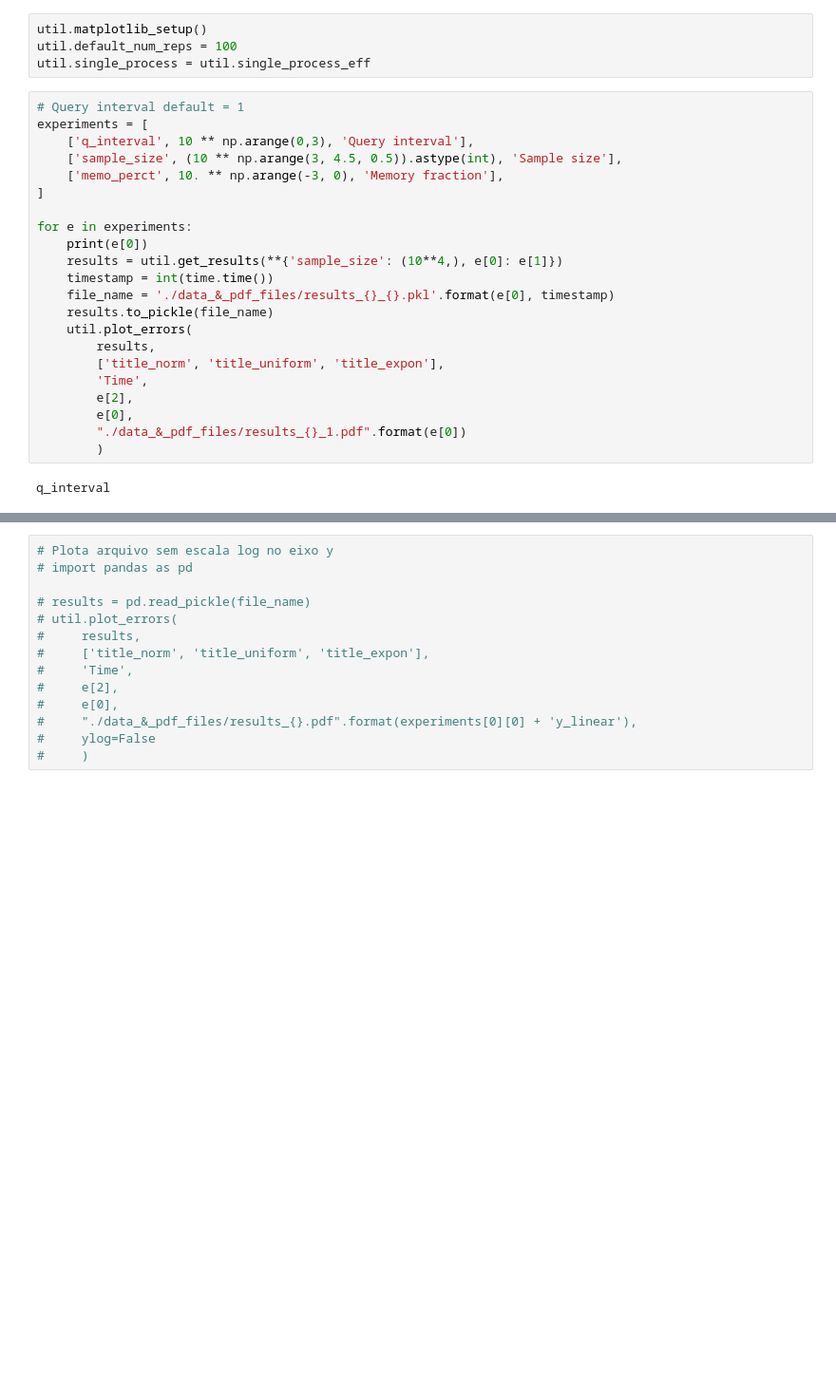
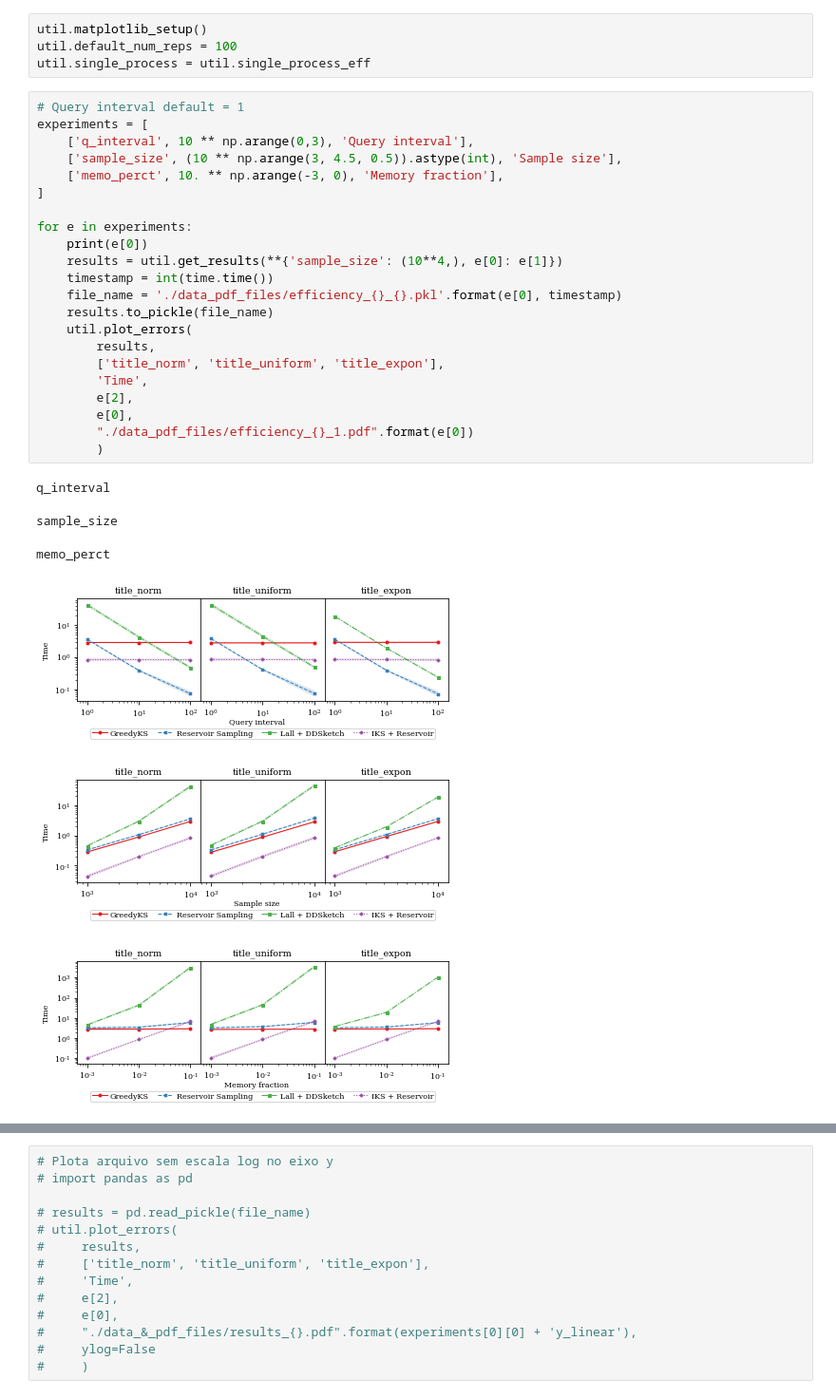
Before and after one commit to moretoknow/greedyks_experiments, a Jupyter notebook: efficiency.ipynb, the cells around one changed output, grey strips where cells are left out. Shown at 95% size. Saved outputs shown, nothing was run; the diff lists cells and outputs as text; blank space fills up the shorter version.

Commit message:
finishing efficiency experiments

```diff
--- a/efficiency.ipynb
+++ b/efficiency.ipynb
@@ -9,27 +9,32 @@ util.single_process = util.single_process_eff
 # %%
 # Query interval default = 1
 experiments = [
     ['q_interval', 10 ** np.arange(0,3), 'Query interval'],
     ['sample_size', (10 ** np.arange(3, 4.5, 0.5)).astype(int), 'Sample size'],
     ['memo_perct', 10. ** np.arange(-3, 0), 'Memory fraction'],
 ]
 
 for e in experiments:
     print(e[0])
     results = util.get_results(**{'sample_size': (10**4,), e[0]: e[1]})
     timestamp = int(time.time())
-    file_name = './data_&_pdf_files/results_{}_{}.pkl'.format(e[0], timestamp)
+    file_name = './data_pdf_files/efficiency_{}_{}.pkl'.format(e[0], timestamp)
     results.to_pickle(file_name)
     util.plot_errors(
         results,
         ['title_norm', 'title_uniform', 'title_expon'],
         'Time',
         e[2],
         e[0],
-        "./data_&_pdf_files/results_{}_1.pdf".format(e[0])
+        "./data_pdf_files/efficiency_{}_1.pdf".format(e[0])
         )
 # %% [output]
 q_interval
+sample_size
+memo_perct
+[figure, added]
+[figure, added]
+[figure, added]
 # %%
 # Query interval default = 10
 experiments = [
```
Also changed, not shown: parts of 2 cells of this notebook.
